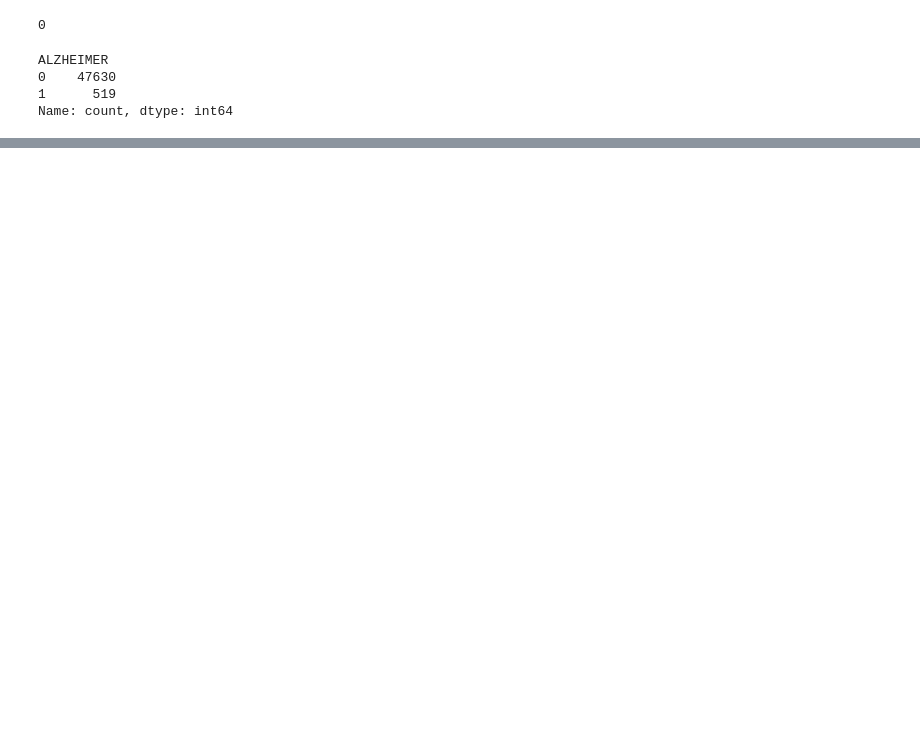
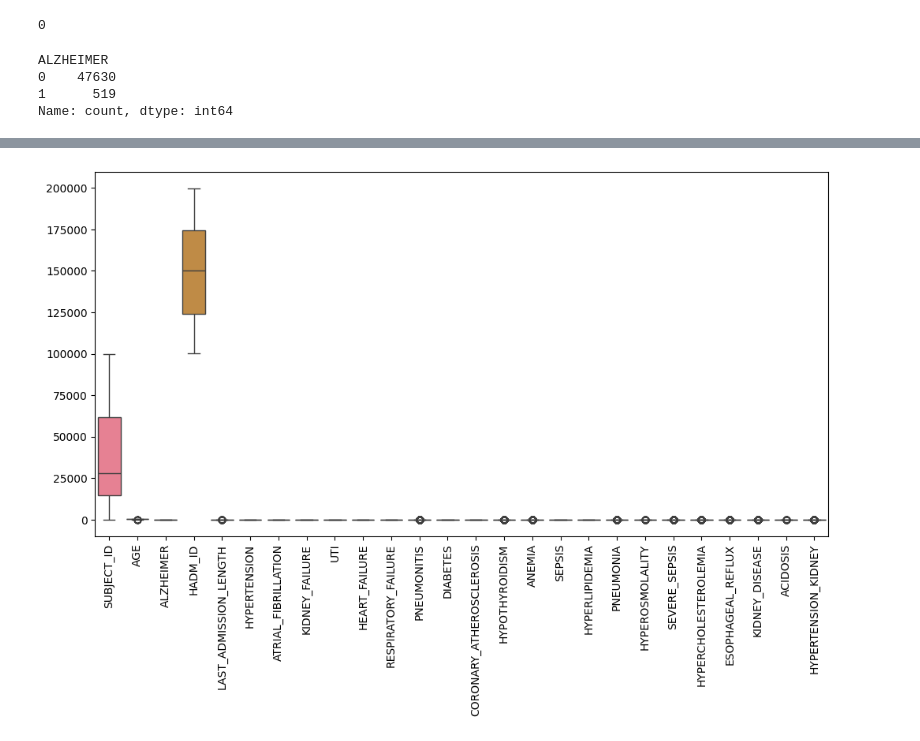
Before and after one commit to laiacoronas/predicting_dementia, a Jupyter notebook: clinic_model.ipynb, the cells around one changed output, grey strips where cells are left out. Cells and saved outputs as stored; diff of their text form; code cells hidden in the pictures; blank space fills up the shorter version.

```diff
--- a/clinic_model.ipynb
+++ b/clinic_model.ipynb
@@ -49,4 +34,0 @@ Index(['SUBJECT_ID', 'AGE', 'GENDER', 'ALZHEIMER', 'HADM_ID_x',
-# %%
-df = df.drop(columns=['SUBJECT_ID_y'])
-df = df.rename(columns={'SUBJECT_ID_x': 'SUBJECT_ID'})
-print(df.columns)
@@ -71 +41,5 @@ ALZHEIMER
 Name: count, dtype: int64
+# %%
+df = df.drop(columns=['SUBJECT_ID_y','DIASTOLIC_BP','SYSTOLIC_BP'])
+df = df.rename(columns={'SUBJECT_ID_x': 'SUBJECT_ID'})
+df.head(10)
@@ -71,0 +79,3 @@ Name: count, dtype: int64
+# %%
+df = df.drop(columns=['RESPIRATORY_RATE','WEIGHT','MEAN_BP','OXYGEN_SATURATION','HEART_RATE'])
+df.isnull().sum()
@@ -71,0 +116,22 @@ Name: count, dtype: int64
+# %%
+#undersampling pareando por edad y sexo
+
+import pandas as pd
+
+df_alzheimer = df[df['ALZHEIMER'] == 1]
+df_no_alzheimer = df[df['ALZHEIMER'] == 0]
+
+df_no_alzheimer_sampled = pd.DataFrame()
+
+for (age, gender), group in df_alzheimer.groupby(['AGE', 'GENDER']):
+
+    matched_controls = df_no_alzheimer[(df_no_alzheimer['AGE'] == age) & (df_no_alzheimer['GENDER'] == gender)]
+
+    if len(matched_controls) > len(group):
+        matched_controls = matched_controls.sample(n=len(group), random_state=42)
+
+    df_no_alzheimer_sampled = pd.concat([df_no_alzheimer_sampled, matched_controls])
+
+df_balanced = pd.concat([df_alzheimer, df_no_alzheimer_sampled])
+
+df_balanced = df_balanced.sample(frac=1, random_state=42).reset_index(drop=True)
@@ -71,0 +195,10 @@ Name: count, dtype: int64
+# %%
+import seaborn as sns
+import matplotlib.pyplot as plt
+
+plt.figure(figsize=(12, 6))
+sns.boxplot(data=df_balanced.select_dtypes(include=['int64', 'float64']))
+plt.xticks(rotation=90)
+plt.show()
+# %% [output]
+[figure, added]
```
Also changed, not shown: parts of 28 cells of this notebook, 1 other file.
